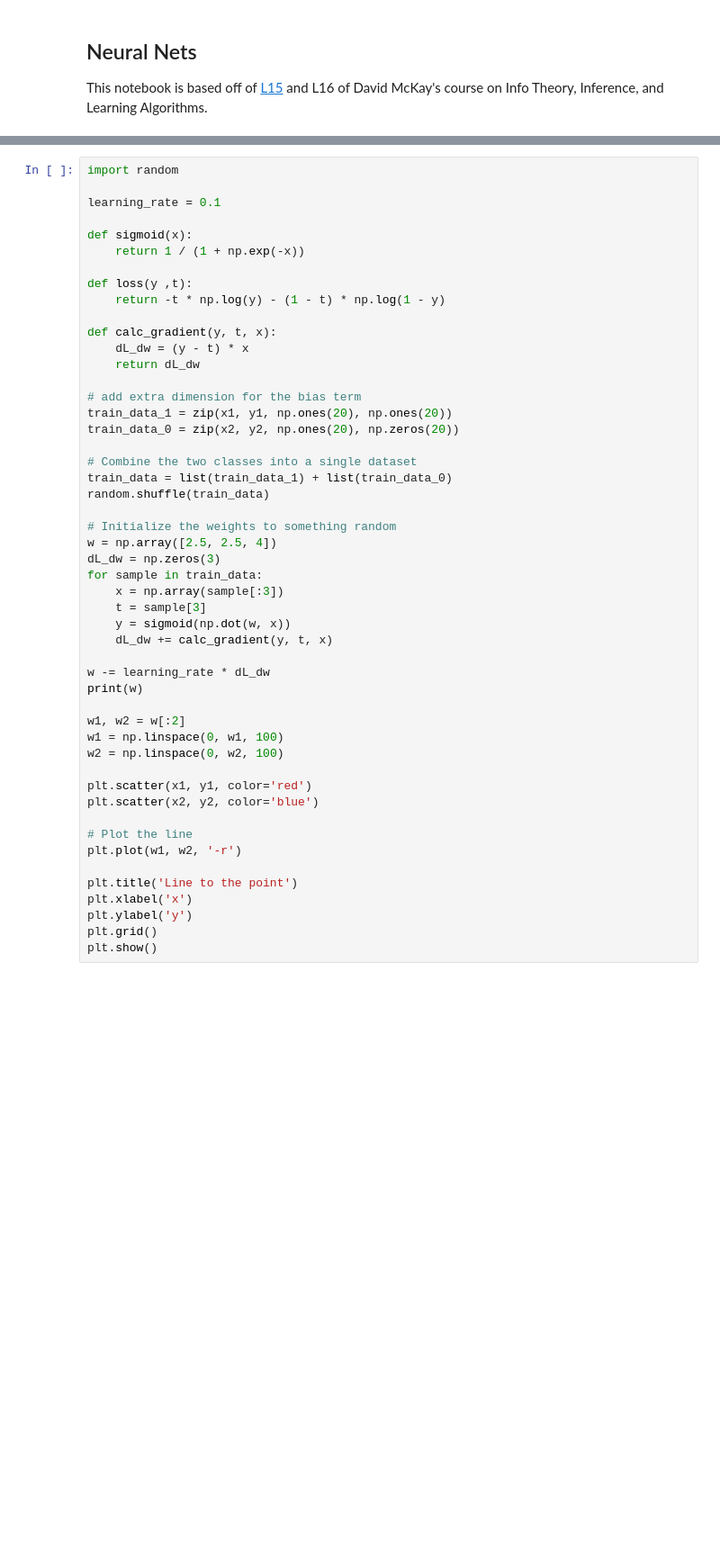
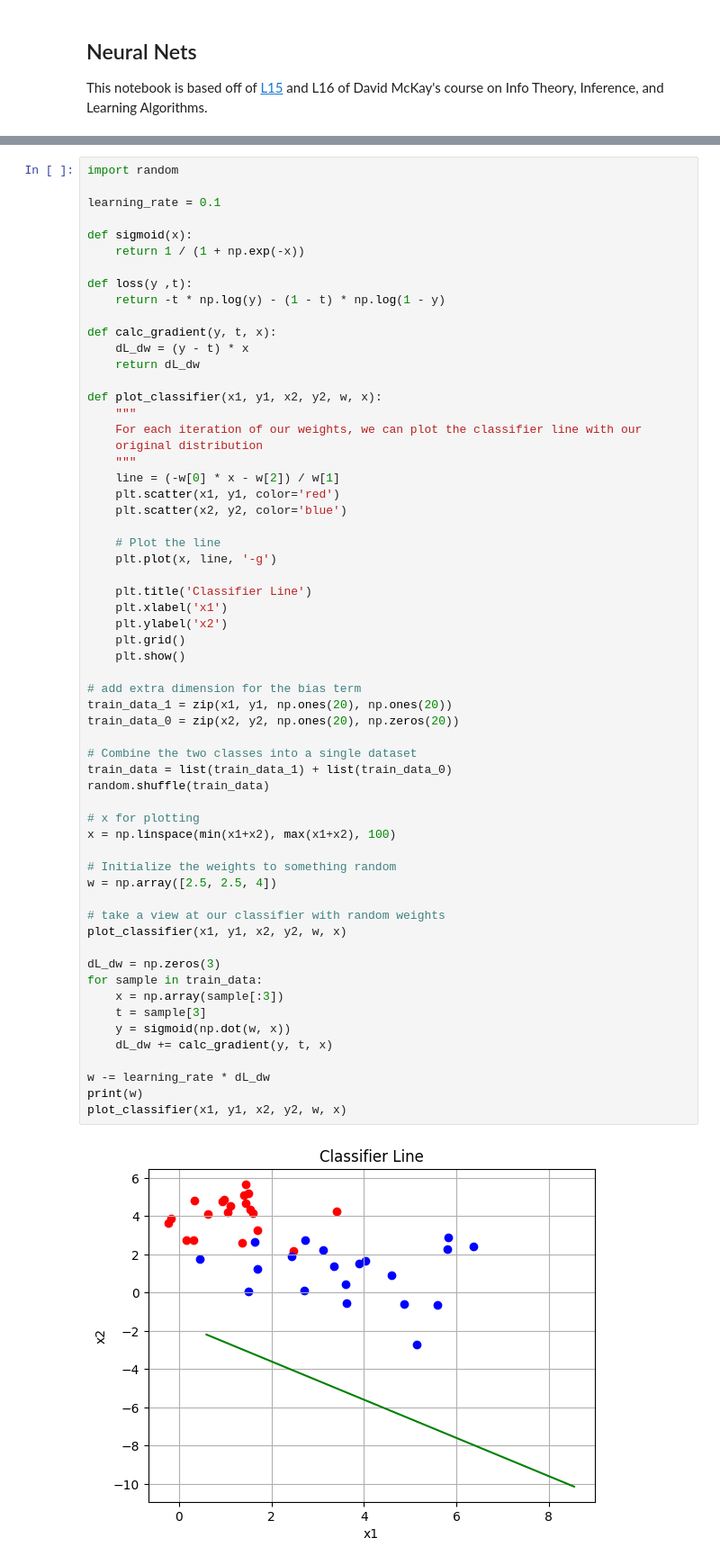
Before and after one commit to ncorriveau/math_helpers, a Jupyter notebook: neural_nets.ipynb, the cells around one changed output, grey strips where cells are left out. Shown: that part at 90% size. Cells and saved outputs as stored; diff of their text form; blank space fills up the shorter version.

```diff
--- a/neural_nets.ipynb
+++ b/neural_nets.ipynb
@@ -120,46 +120,57 @@ learning_rate = 0.1
 def sigmoid(x):
     return 1 / (1 + np.exp(-x))
 
 def loss(y ,t):
     return -t * np.log(y) - (1 - t) * np.log(1 - y)
 
 def calc_gradient(y, t, x):
     dL_dw = (y - t) * x
     return dL_dw
 
+def plot_classifier(x1, y1, x2, y2, w, x):
+    """
+    For each iteration of our weights, we can plot the classifier line with our
+    original distribution
+    """
+    line = (-w[0] * x - w[2]) / w[1]
+    plt.scatter(x1, y1, color='red')
+    plt.scatter(x2, y2, color='blue')
+
+    # Plot the line
+    plt.plot(x, line, '-g')
+
+    plt.title('Classifier Line')
+    plt.xlabel('x1')
+    plt.ylabel('x2')
+    plt.grid()
+    plt.show()
+
 # add extra dimension for the bias term
 train_data_1 = zip(x1, y1, np.ones(20), np.ones(20))
 train_data_0 = zip(x2, y2, np.ones(20), np.zeros(20))
 
 # Combine the two classes into a single dataset
 train_data = list(train_data_1) + list(train_data_0)
 random.shuffle(train_data)
 
+# x for plotting
+x = np.linspace(min(x1+x2), max(x1+x2), 100)
+
 # Initialize the weights to something random
 w = np.array([2.5, 2.5, 4])
+
+# take a view at our classifier with random weights
+plot_classifier(x1, y1, x2, y2, w, x)
+
 dL_dw = np.zeros(3)
 for sample in train_data:
     x = np.array(sample[:3])
     t = sample[3]
     y = sigmoid(np.dot(w, x))
     dL_dw += calc_gradient(y, t, x)
 
 w -= learning_rate * dL_dw
 print(w)
-
-w1, w2 = w[:2]
-w1 = np.linspace(0, w1, 100)
-w2 = np.linspace(0, w2, 100)
-
-plt.scatter(x1, y1, color='red')
-plt.scatter(x2, y2, color='blue')
-
-# Plot the line
-plt.plot(w1, w2, '-r')
-
-plt.title('Line to the point')
-plt.xlabel('x')
-plt.ylabel('y')
-plt.grid()
-plt.show()
+plot_classifier(x1, y1, x2, y2, w, x)
 # %% [output]
+[figure, new version]
```
Also changed, not shown: parts of 12 cells of this notebook.
